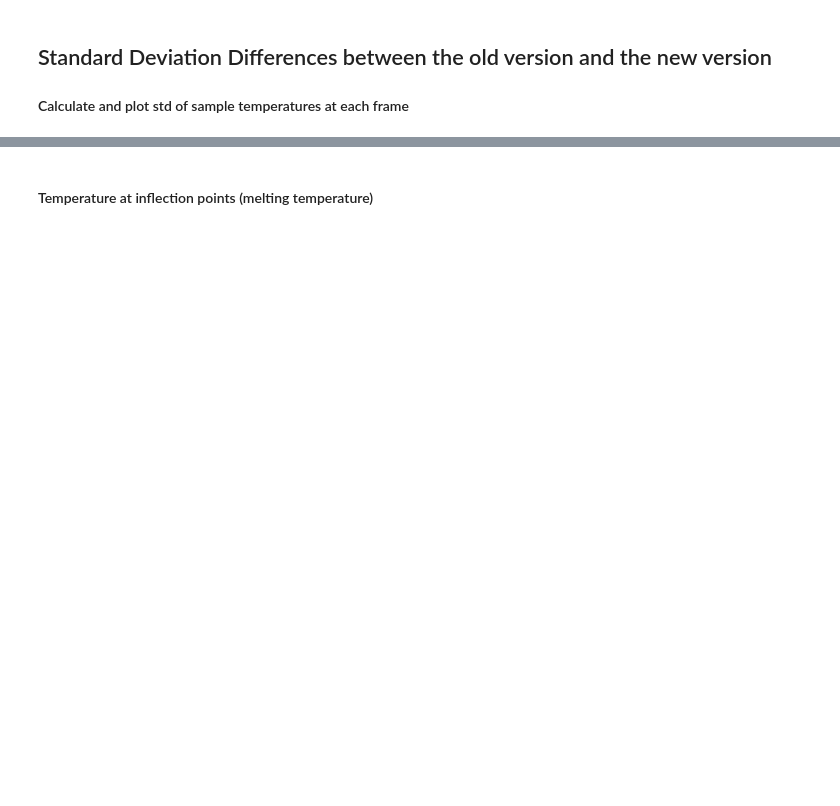
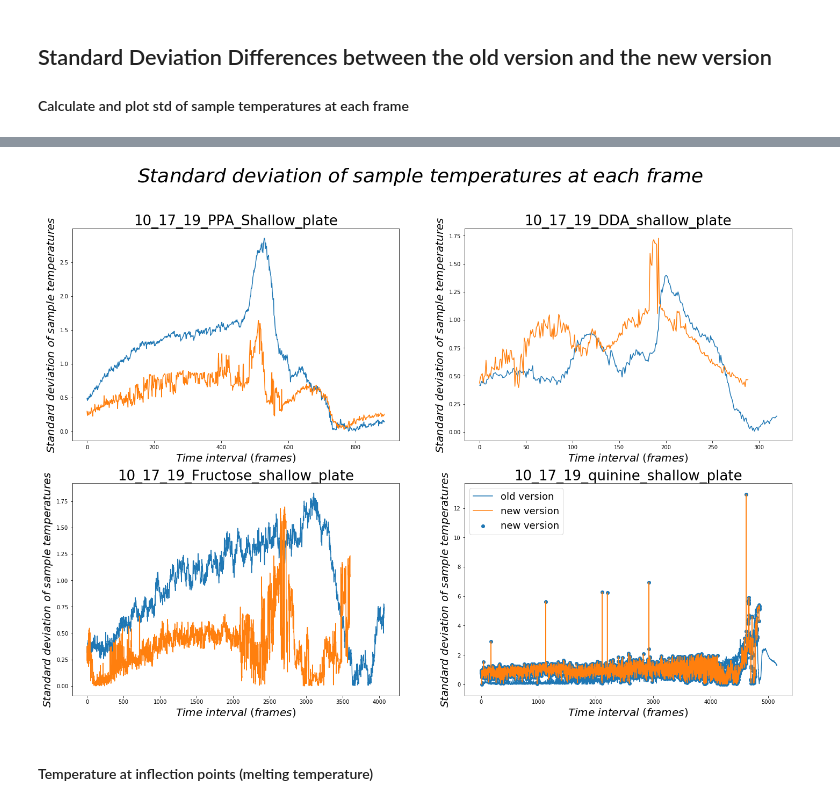
Before and after one commit to ng-git/musical-robot-ver2, a Jupyter notebook: Comparison.ipynb, the cells around one changed output, grey strips where cells are left out. Cells and saved outputs as stored; diff of their text form; code cells hidden in the pictures; blank space fills up the shorter version.

```diff
--- a/Comparison.ipynb
+++ b/Comparison.ipynb
@@ -8,7 +8,8 @@ from musicalrobot import edge_detection_MN as ednew
 # %% [markdown]
 # Load bolometry images
 # %%
-crop_frames = ednew.fixed_crop_the_file('musicalrobot/data/10_17_19_PPA_Shallow_plate.tiff')
-crop_frames2 = ednew.fixed_crop_the_file('musicalrobot/data/10_17_19_DDA_shallow_plate.tiff')
-# crop_frames3 = ednew.fixed_crop_the_file('musicalrobot/data/8_15_19_Dodecanoic_acid.tiff')
+crop_frames = ednew.fixed_crop_the_file('musicalrobot/IR_Video_Shared_Folder/tiff_files/10_17_19_PPA_Shallow_plate.tiff')
+crop_frames2 = ednew.fixed_crop_the_file('musicalrobot/IR_Video_Shared_Folder/tiff_files/10_17_19_DDA_shallow_plate.tiff')
+crop_frames3 = ednew.fixed_crop_the_file('musicalrobot/IR_Video_Shared_Folder/tiff_files/10_17_19_Fructose_shallow_plate.tiff')
+crop_frames4 = ednew.fixed_crop_the_file('musicalrobot/IR_Video_Shared_Folder/tiff_files/10_17_19_quinine_shallow_plate.tiff')
 # %% [markdown]
@@ -16,5 +17,6 @@ crop_frames2 = ednew.fixed_crop_the_file('musicalrobot/data/10_17_19_DDA_shallow
 # %%
 sorted_regprops, s_temp, p_temp, inf_temp, m_df = ed.inflection_temp(crop_frames, 3, 3)
-sorted_regprops2, s_temp2, p_temp2, inf_temp2, m_df2 = ed.inflection_temp(crop_frames2, 3, 3)
-# sorted_regprops3, s_temp3, p_temp3, inf_temp3, m_df3 = ed.inflection_temp(crop_frames3, 3, 4)
+sorted_regprops_2, s_temp_2, p_temp_2, inf_temp_2, m_df_2 = ed.inflection_temp(crop_frames2, 3, 3)
+sorted_regprops_3, s_temp_3, p_temp_3, inf_temp_3, m_df_3 = ed.inflection_temp(crop_frames3, 3, 3)
+sorted_regprops_4, s_temp_4, p_temp_4, inf_temp_4, m_df_4 = ed.inflection_temp(crop_frames4, 3, 3)
 # %% [markdown]
@@ -22,5 +24,6 @@ sorted_regprops2, s_temp2, p_temp2, inf_temp2, m_df2 = ed.inflection_temp(crop_f
 # %%
 sorted_regprops_v2, s_temp_v2, p_temp_v2, inf_temp_v2, m_df_v2 = ednew.inflection_temp(crop_frames, 3, 3, 2)
-# sorted_regprops_v2_2, s_temp_v2_2, p_temp_v2_2, inf_temp_v2_2, m_df_v2_2 = ednew.inflection_temp(crop_frames2, 3, 3, 2)
-# sorted_regprops_v2_3, s_temp_v2_3, p_temp_v2_3, inf_temp_v2_3, m_df_v2_3 = ednew.inflection_temp(crop_frames3, 3, 4, 2)
+sorted_regprops_v2_2, s_temp_v2_2, p_temp_v2_2, inf_temp_v2_2, m_df_v2_2 = ednew.inflection_temp(crop_frames2, 3, 3, 2)
+sorted_regprops_v2_3, s_temp_v2_3, p_temp_v2_3, inf_temp_v2_3, m_df_v2_3 = ednew.inflection_temp(crop_frames3, 3, 3, 2)
+sorted_regprops_v2_4, s_temp_v2_4, p_temp_v2_4, inf_temp_v2_4, m_df_v2_4 = ednew.inflection_temp(crop_frames4, 3, 3, 2)
 # %% [output]
@@ -61,3 +36,65 @@ plt.show()
+# %%
+std_old = []
+std_old_2 = []
+std_old_3 = []
+std_old_4 = []
+std_new = []
+std_new_2 = []
+std_new_3 = []
+std_new_4 = []
+s_temp_old_group = [s_temp, s_temp_2, s_temp_3, s_temp_4]
+s_temp_new_group = [s_temp_v2, s_temp_v2_2, s_temp_v2_3, s_temp_v2_4]
+std_old_group = [std_old, std_old_2, std_old_3, std_old_4]
+std_new_group = [std_new, std_new_2, std_new_3, std_new_4]
+for j in range(len(s_temp_old_group)):
+    for i in range(len(s_temp_old_group[j][0])):
+        total_old = 0
+        for x in range(len(s_temp_old_group[j])):
+            total_old += s_temp_old_group[j][x][i]
+        mean_old = total_old/len(s_temp_old_group[j])
+        for x in range(len(s_temp_old_group[j])):
+            mean_square_old = np.mean(np.abs(s_temp_old_group[j][x][i] - mean_old)**2)
+        std_old_group[j].append(np.sqrt(mean_square_old))
+for k in range(len(s_temp_new_group)):
+    for i in range(len(s_temp_new_group[k][0])):
+        total_new = 0
+        for x in range(len(s_temp_new_group[k])):
+            total_new += s_temp_new_group[k][x][i]
+        mean_new = total_new/len(s_temp_new_group[k])
+        for x in range(len(s_temp_new_group[k])):
+            mean_square_new = np.mean(np.abs(s_temp_new_group[k][x][i] - mean_new)**2)
+        std_new_group[k].append(np.sqrt(mean_square_new))
+sample_temp = plt.figure(figsize=(24,16))
+sample_temp.suptitle("$Standard$ $deviation$ $of$ $sample$ $temperatures$ $at$ $each$ $frame$", fontsize=36)
+ax1 = sample_temp.add_subplot(221)
+ax1.plot(range(len(s_temp_old_group[0][0])), std_old_group[0], label='old version')
+ax1.plot(range(len(s_temp_new_group[0][0])), std_new_group[0], label='new version')
+ax1.set_title("10_17_19_PPA_Shallow_plate", fontsize=26)
+ax1.set_xlabel("$Time$ $interval$ $(frames)$", fontsize=20)
+ax1.set_ylabel("$Standard$ $deviation$ $of$ $sample$ $temperatures$", fontsize=20)
+ax2 = sample_temp.add_subplot(222)
+ax2.plot(range(len(s_temp_old_group[1][0])), std_old_group[1], label='old version')
+ax2.plot(range(len(s_temp_new_group[1][0])), std_new_group[1], label='new version')
+ax2.set_title("10_17_19_DDA_shallow_plate", fontsize=26)
+ax2.set_xlabel("$Time$ $interval$ $(frames)$", fontsize=20)
+ax2.set_ylabel("$Standard$ $deviation$ $of$ $sample$ $temperatures$", fontsize=20)
+ax3 = sample_temp.add_subplot(223)
+ax3.plot(range(len(s_temp_old_group[2][0])), std_old_group[2], label='old version')
+ax3.plot(range(len(s_temp_new_group[2][0])), std_new_group[2], label='new version')
+ax3.set_title("10_17_19_Fructose_shallow_plate", fontsize=26)
+ax3.set_xlabel("$Time$ $interval$ $(frames)$", fontsize=20)
+ax3.set_ylabel("$Standard$ $deviation$ $of$ $sample$ $temperatures$", fontsize=20)
+ax4 = sample_temp.add_subplot(224)
+ax4.plot(range(len(s_temp_old_group[3][0])), std_old_group[3], label='old version')
+ax4.plot(range(len(s_temp_new_group[3][0])), std_new_group[3], label='new version')
+ax4.scatter(range(len(s_temp_new_group[3][0])), std_new_group[3], label='new version')
+ax4.set_title("10_17_19_quinine_shallow_plate", fontsize=26)
+ax4.set_xlabel("$Time$ $interval$ $(frames)$", fontsize=20)
+ax4.set_ylabel("$Standard$ $deviation$ $of$ $sample$ $temperatures$", fontsize=20)
+plt.legend(fontsize=18)
+plt.show()
+# %% [output]
+[figure, added]
 # %% [markdown]
 #### Temperature at inflection points (melting temperature)
 # %%
```
Also changed, not shown: parts of 5 cells of this notebook.
